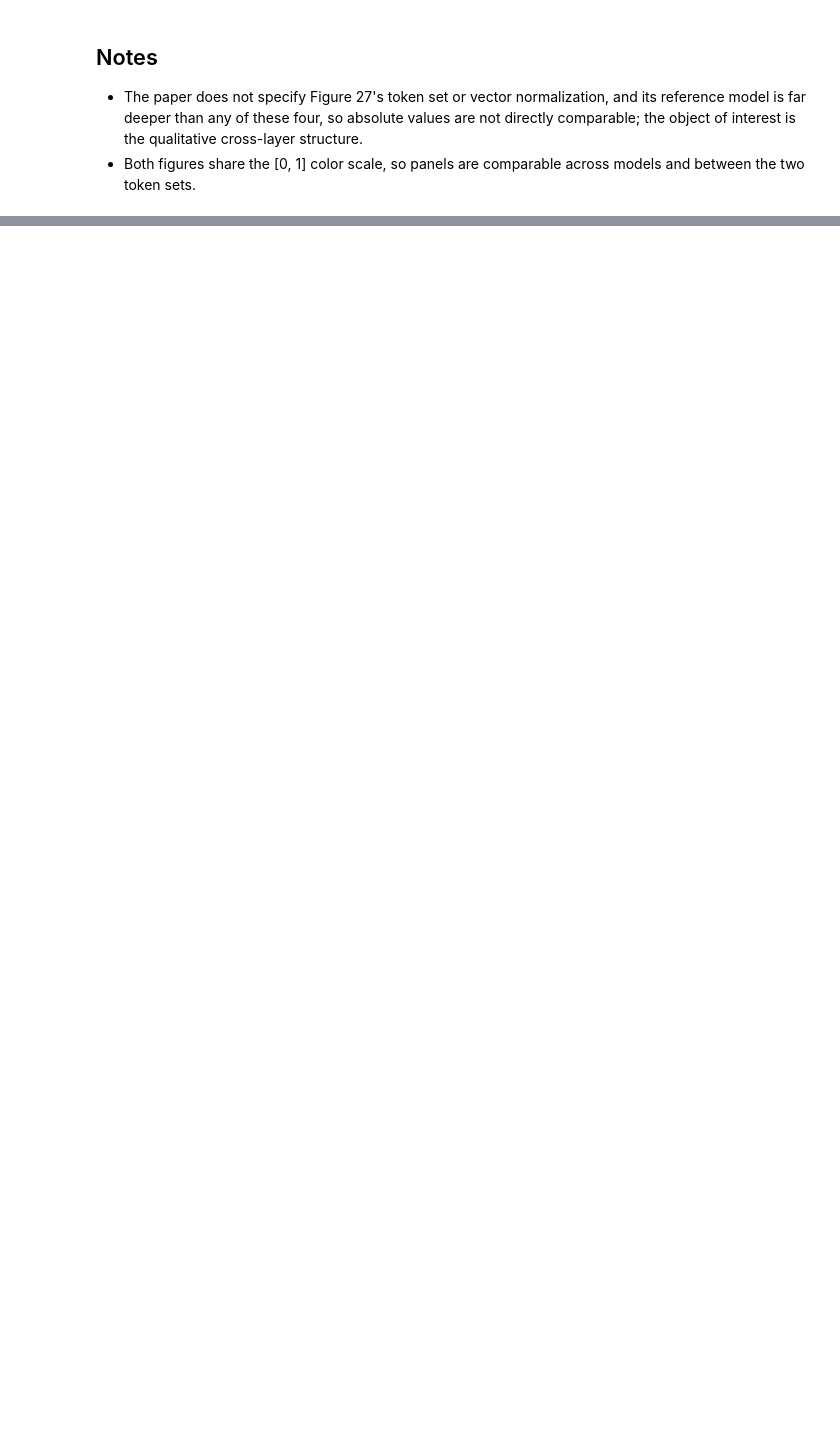
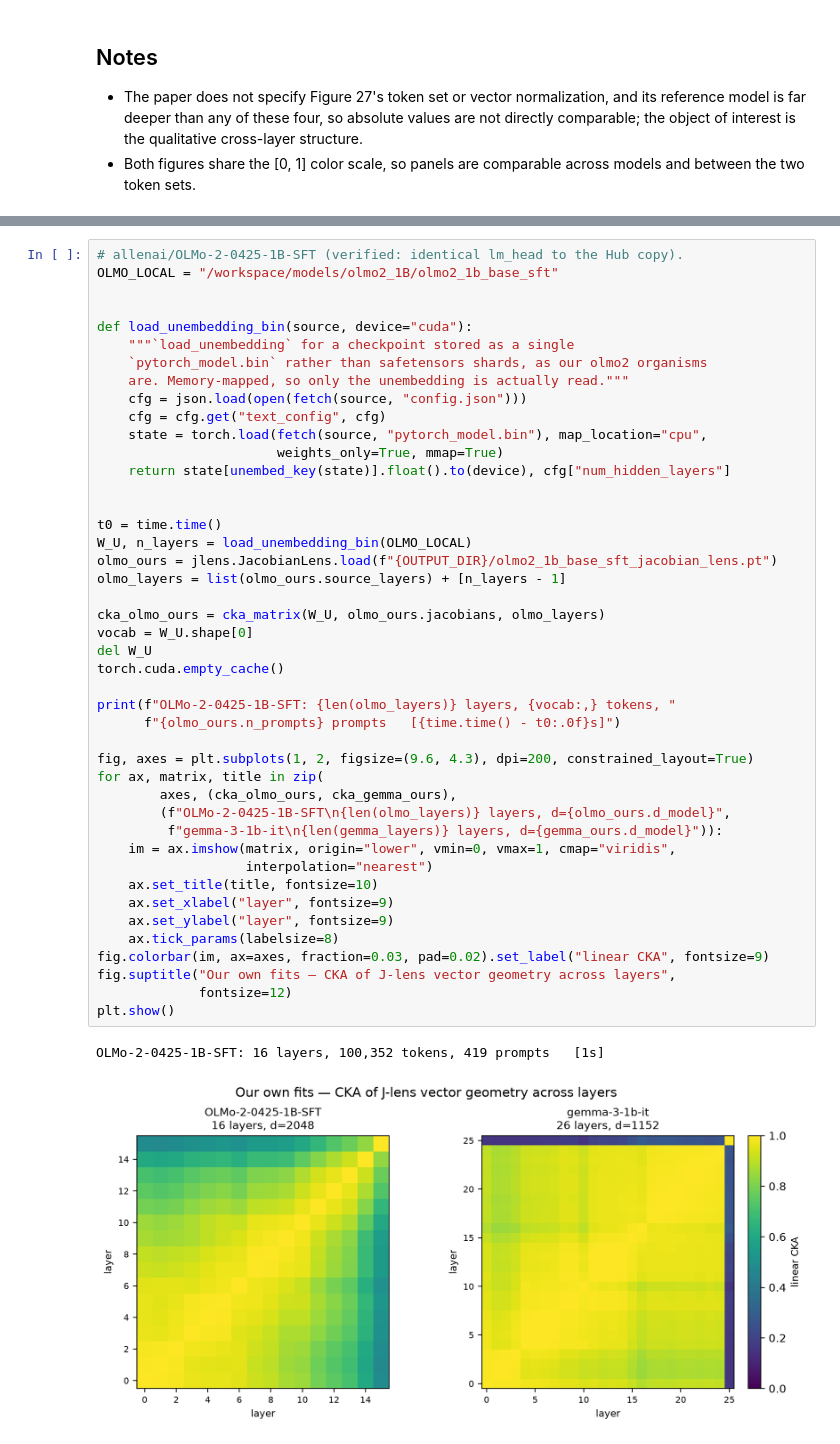
Before and after one commit to model-organisms-for-real/jacobian-lens, a Jupyter notebook: notebooks/layer_cka.ipynb, the cells around one changed output, grey strips where cells are left out. Drawn from its saved outputs; the diff is of its cells as text; blank space fills up the shorter version.

```diff
--- a/notebooks/layer_cka.ipynb
+++ b/notebooks/layer_cka.ipynb
@@ -233,0 +288,47 @@ plt.show()
+# %%
+# allenai/OLMo-2-0425-1B-SFT (verified: identical lm_head to the Hub copy).
+OLMO_LOCAL = "/workspace/models/olmo2_1B/olmo2_1b_base_sft"
+
+
+def load_unembedding_bin(source, device="cuda"):
+    """`load_unembedding` for a checkpoint stored as a single
+    `pytorch_model.bin` rather than safetensors shards, as our olmo2 organisms
+    are. Memory-mapped, so only the unembedding is actually read."""
+    cfg = json.load(open(fetch(source, "config.json")))
+    cfg = cfg.get("text_config", cfg)
+    state = torch.load(fetch(source, "pytorch_model.bin"), map_location="cpu",
+                       weights_only=True, mmap=True)
+    return state[unembed_key(state)].float().to(device), cfg["num_hidden_layers"]
+
+
+t0 = time.time()
+W_U, n_layers = load_unembedding_bin(OLMO_LOCAL)
+olmo_ours = jlens.JacobianLens.load(f"{OUTPUT_DIR}/olmo2_1b_base_sft_jacobian_lens.pt")
+olmo_layers = list(olmo_ours.source_layers) + [n_layers - 1]
+
+cka_olmo_ours = cka_matrix(W_U, olmo_ours.jacobians, olmo_layers)
+vocab = W_U.shape[0]
+del W_U
+torch.cuda.empty_cache()
+
+print(f"OLMo-2-0425-1B-SFT: {len(olmo_layers)} layers, {vocab:,} tokens, "
+      f"{olmo_ours.n_prompts} prompts   [{time.time() - t0:.0f}s]")
+
+fig, axes = plt.subplots(1, 2, figsize=(9.6, 4.3), dpi=200, constrained_layout=True)
+for ax, matrix, title in zip(
+        axes, (cka_olmo_ours, cka_gemma_ours),
+        (f"OLMo-2-0425-1B-SFT\n{len(olmo_layers)} layers, d={olmo_ours.d_model}",
+         f"gemma-3-1b-it\n{len(gemma_layers)} layers, d={gemma_ours.d_model}")):
+    im = ax.imshow(matrix, origin="lower", vmin=0, vmax=1, cmap="viridis",
+                   interpolation="nearest")
+    ax.set_title(title, fontsize=10)
+    ax.set_xlabel("layer", fontsize=9)
+    ax.set_ylabel("layer", fontsize=9)
+    ax.tick_params(labelsize=8)
+fig.colorbar(im, ax=axes, fraction=0.03, pad=0.02).set_label("linear CKA", fontsize=9)
+fig.suptitle("Our own fits — CKA of J-lens vector geometry across layers",
+             fontsize=12)
+plt.show()
+# %% [output]
+OLMo-2-0425-1B-SFT: 16 layers, 100,352 tokens, 419 prompts   [1s]
+[figure, added]
```
Also changed, not shown: parts of 3 cells of this notebook, 1 other file.
